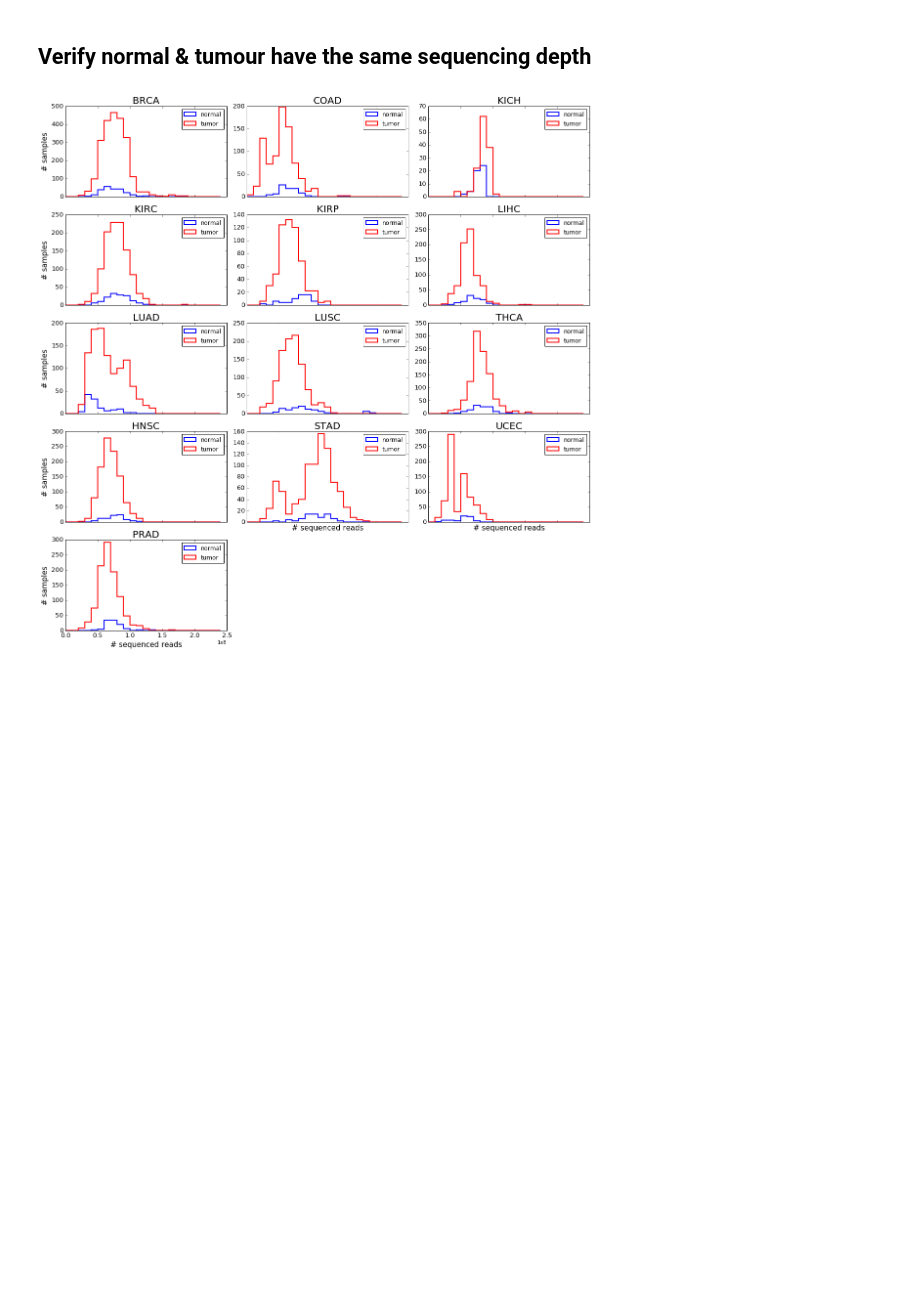
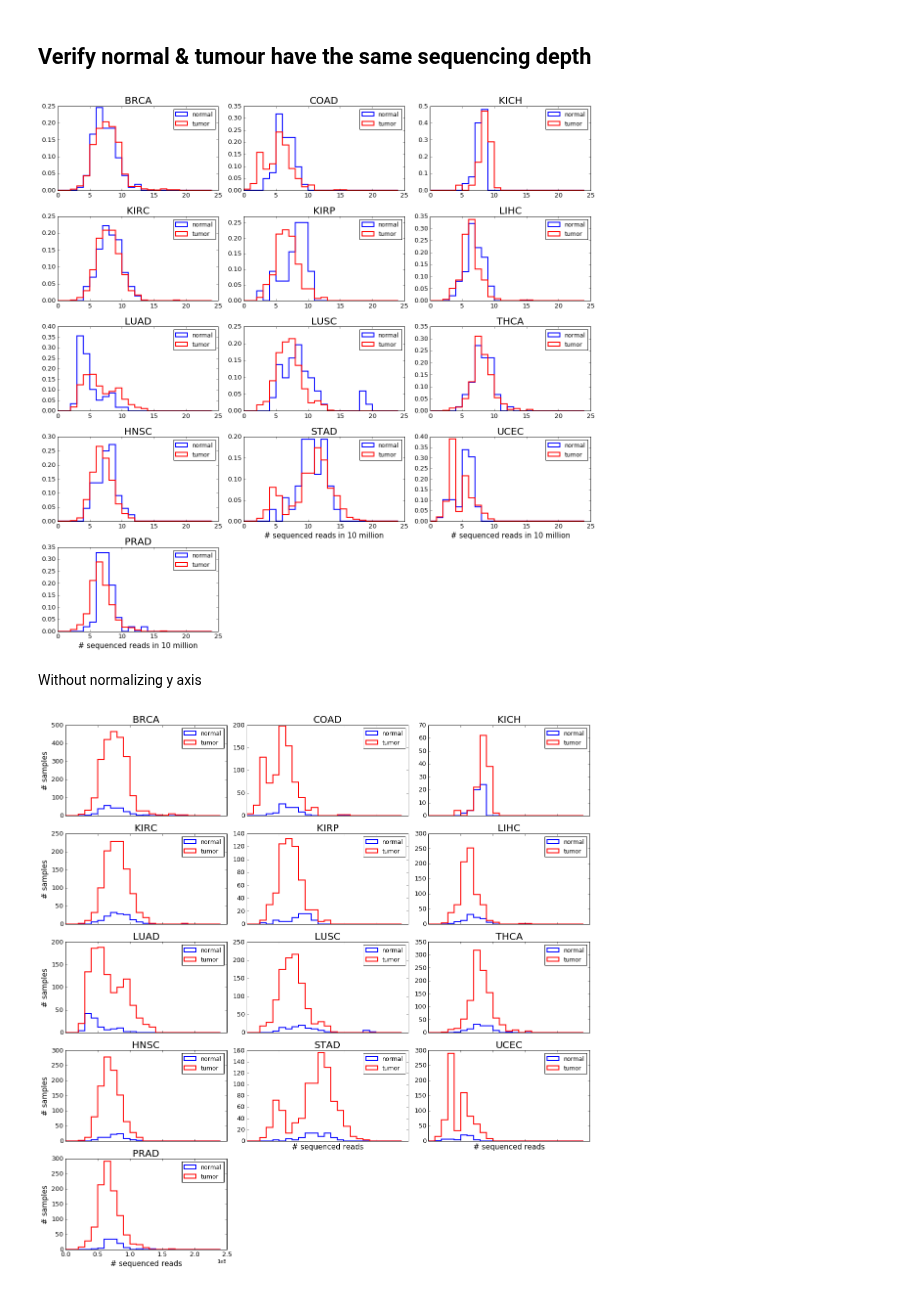
Before and after one commit to bcgsc/tasrkleat-TCGA-analysis-scripts, a Jupyter notebook: notebooks/TCGA-RNA-Seq-FASTA-read-length-analysis.ipynb, the cells around one changed output. Cells and saved outputs as stored; diff of their text form; code cells hidden in the pictures; blank space fills up the shorter version.

```diff
--- a/notebooks/TCGA-RNA-Seq-FASTA-read-length-analysis.ipynb
+++ b/notebooks/TCGA-RNA-Seq-FASTA-read-length-analysis.ipynb
@@ -125,6 +125,41 @@ diseases_with_normal = interested_diseases = [
 ]
 # %%
 grped = ndf[ndf.disease.isin(diseases_with_normal)].groupby(['disease', 'sstype'])
+# %%
+fig, axes = plt.subplots(5, 3, sharex=False, sharey=False, figsize=(16, 16))
+axes = axes.ravel()
+
+bins = np.arange(0, 2.5e8, 1e7)
+bins /= 1e7
+
+for k, disease in enumerate(diseases_with_normal):
+    ax = axes[k]
+    for sstype in ['normal', 'tumour']:
+        color = 'blue' if sstype == 'normal' else 'red'
+        _df = ndf[(ndf.disease == disease) & (ndf.sstype == sstype)]
+        ax.hist(_df.numTotalSeq.values / 1e7, bins=bins, color=color, alpha=1, normed=True,
+                histtype='step', lw=2, label=sstype.replace('tumour', 'tumor'))
+    ax.set_title(disease, fontsize=20)
+    ax.legend(loc='upper right')
+#     if k % 3 == 0:
+#         ax.set_ylabel('# samples', fontsize=15)
+    if k >= 10:
+        ax.set_xlabel('# sequenced reads in 10 million', fontsize=15)
+
+    if disease == 'KIRP':
+        ax.set_ylim(0, 0.27)
+
+    ax.tick_params(axis='both', which='major', labelsize=13)
+
+for i in range(13, 15):
+    axes[i].patch.set_facecolor('white')
+    axes[i].axis('off')
+plt.tight_layout()
+plt.savefig('/projects/btl/zxue/tasrkleat-TCGA-results/figs/verified-normal-tumour-samples-have-similar-sequencing-depth-normed.png', dpi=100)
+# %% [output]
+[figure, added]
+# %% [markdown]
+Without normalizing y axis
 # %%
 fig, axes = plt.subplots(5, 3, sharex=True, sharey=False, figsize=(16, 16))
 axes = axes.ravel()
```
